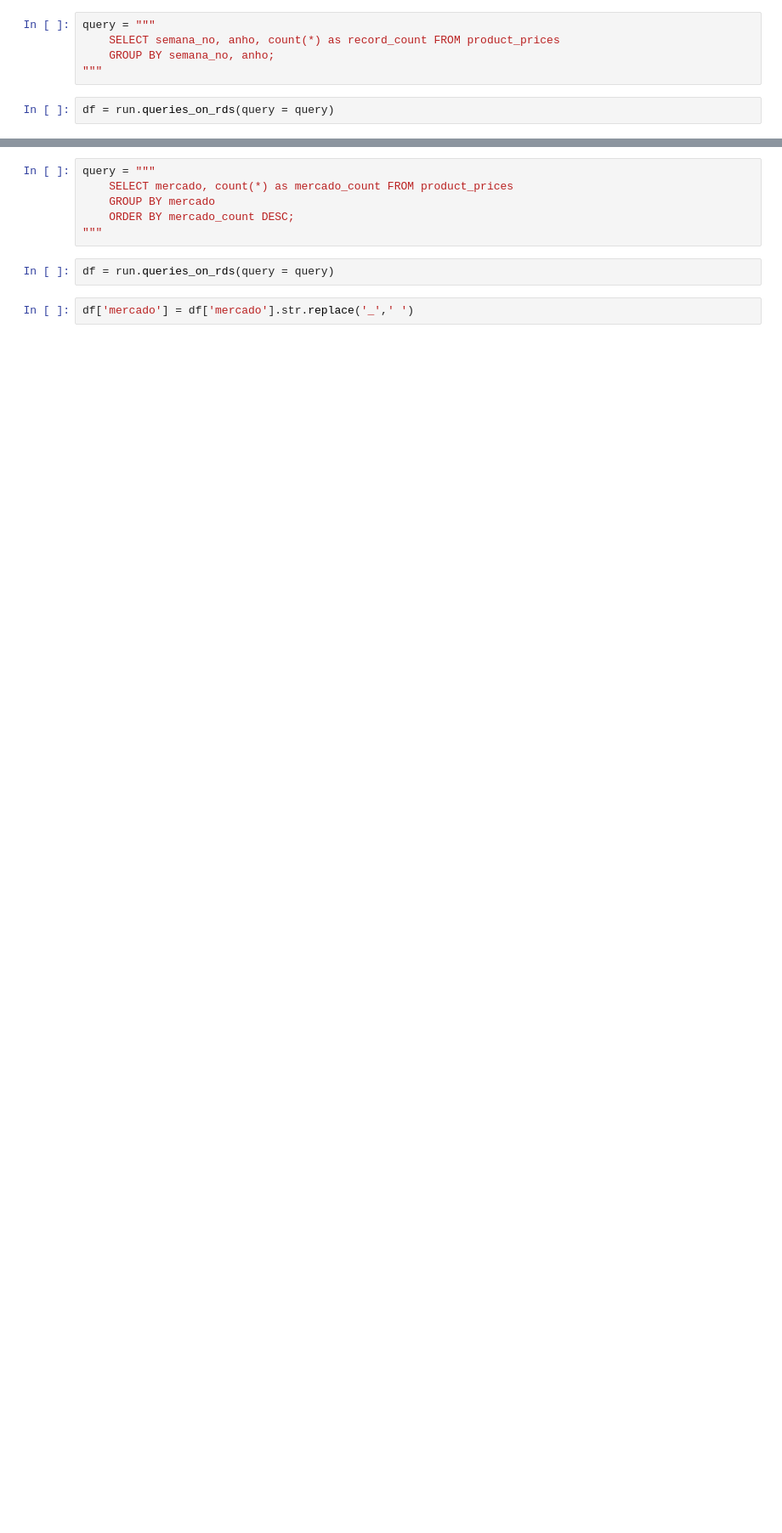
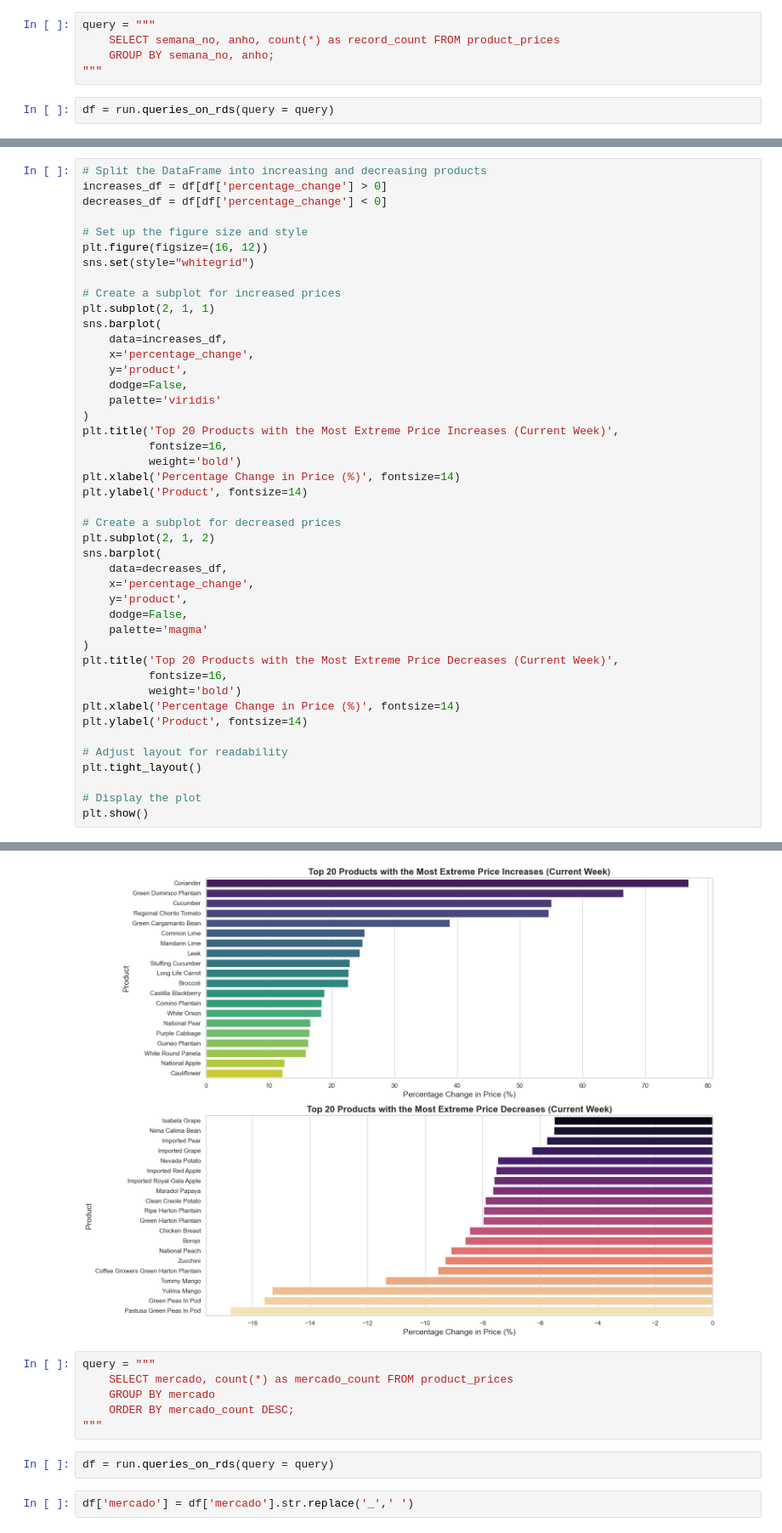
Before and after one commit to sebmatecho/sipsa_tracker, a Jupyter notebook: notebooks/EDA.ipynb, the cells around one changed output, grey strips where cells are left out. Shown at 85% size. Drawn from its saved outputs; the diff is of its cells as text; blank space fills up the shorter version.

```diff
--- a/notebooks/EDA.ipynb
+++ b/notebooks/EDA.ipynb
@@ -155,0 +158,45 @@ dataframe
+# %%
+# Split the DataFrame into increasing and decreasing products
+increases_df = df[df['percentage_change'] > 0]
+decreases_df = df[df['percentage_change'] < 0]
+
+# Set up the figure size and style
+plt.figure(figsize=(16, 12))
+sns.set(style="whitegrid")
+
+# Create a subplot for increased prices
+plt.subplot(2, 1, 1)
+sns.barplot(
+    data=increases_df,
+    x='percentage_change',
+    y='product',
+    dodge=False,
+    palette='viridis'
+)
+plt.title('Top 20 Products with the Most Extreme Price Increases (Current Week)',
+          fontsize=16,
+          weight='bold')
+plt.xlabel('Percentage Change in Price (%)', fontsize=14)
+plt.ylabel('Product', fontsize=14)
+
+# Create a subplot for decreased prices
+plt.subplot(2, 1, 2)
+sns.barplot(
+    data=decreases_df,
+    x='percentage_change',
+    y='product',
+    dodge=False,
+    palette='magma'
+)
+plt.title('Top 20 Products with the Most Extreme Price Decreases (Current Week)',
+          fontsize=16,
+          weight='bold')
+plt.xlabel('Percentage Change in Price (%)', fontsize=14)
+plt.ylabel('Product', fontsize=14)
+
+# Adjust layout for readability
+plt.tight_layout()
+
+# Display the plot
+plt.show()
+# %% [output]
@@ -156,3 +210,4 @@ dataframe
+[figure, added]
 # %%
 query = """
     SELECT mercado, count(*) as mercado_count FROM product_prices
```
Also changed, not shown: parts of 5 cells of this notebook, 3 other files.
